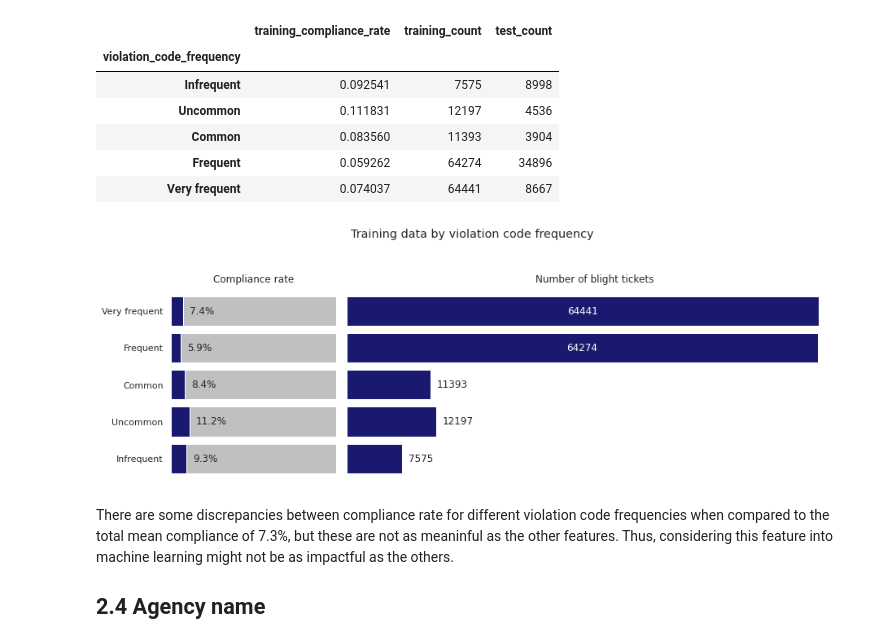
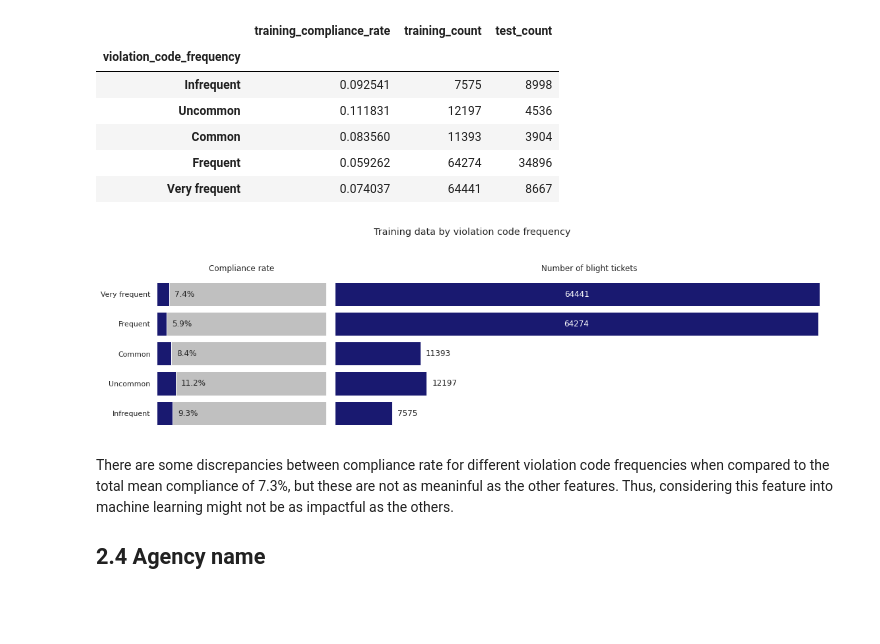
Before and after one commit to BPRateiro/Data-Science, a Jupyter notebook: detroit-blight-ticket-compliance.ipynb, the cells around one changed output. Cells and saved outputs as stored; diff of their text form; code cells hidden in the pictures; blank space fills up the shorter version.

```diff
--- a/detroit-blight-ticket-compliance.ipynb
+++ b/detroit-blight-ticket-compliance.ipynb
@@ -612,7 +625,7 @@ violation_code_frequency
 # %%
 # Setting the plot figure
 fig, (ax1, ax2) = plt.subplots(1, 2,
-                               figsize=(13,5),
+                               figsize=(16,5),
                                gridspec_kw={'width_ratios': [1, 3]},
                                sharey=True)
 fig.suptitle('Training data by violation code frequency', y=0.9)
@@ -621,34 +634,34 @@ fig.suptitle('Training data by violation code frequency', y=0.9)
 color = 'midnightblue'
 
 # First plot
 first_bars = ax1.barh(violation_code_frequency.index, 100*violation_code_frequency.training_compliance_rate,
                       facecolor=color)
 
 ax1.barh(violation_code_frequency.index, 100*(1-violation_code_frequency.training_compliance_rate),
          left=100*violation_code_frequency.training_compliance_rate,
          color='silver')
 ax1.bar_label(first_bars, padding=8, fmt='%.1f%%')
 ax1.get_xaxis().set_visible(False)
 ax1.set_xlim(0,100)
 ax1.set_title('Compliance rate')
 
 # Second plot
 second_bars_1 = ax2.barh(violation_code_frequency.index[3:], violation_code_frequency.training_count[3:],
                          facecolor=color)
 second_bars_2 = ax2.barh(violation_code_frequency.index[:3], violation_code_frequency.training_count[:3],
                          facecolor=color)
 # ax2.invert_yaxis()
 ax2.bar_label(second_bars_1, label_type='center', c='w')
 ax2.bar_label(second_bars_2, padding=8)
 ax2.get_xaxis().set_visible(False)
 ax2.set_title('Number of blight tickets')
 
 # Finishing
 sns.despine(left = True, bottom = True)
 plt.tight_layout()
 plt.subplots_adjust(top=.7)
 # %% [output]
-[figure, old version]
+[figure, new version]
 # %% [markdown]
 There are some discrepancies between compliance rate for different violation code frequencies when compared to the total mean compliance of 7.3%, but these are not as meaninful as the other features. Thus, considering this feature into machine learning might not be as impactful as the others.
 
```
Also changed, not shown: parts of 31 cells of this notebook.
